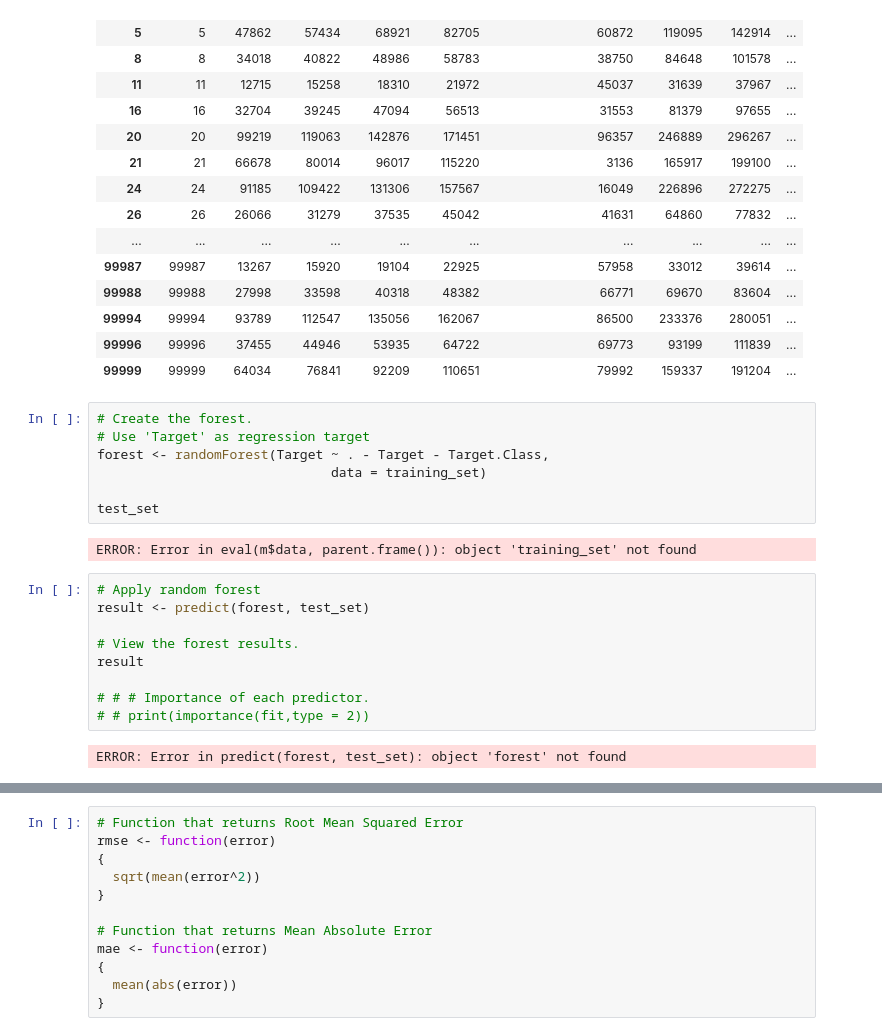
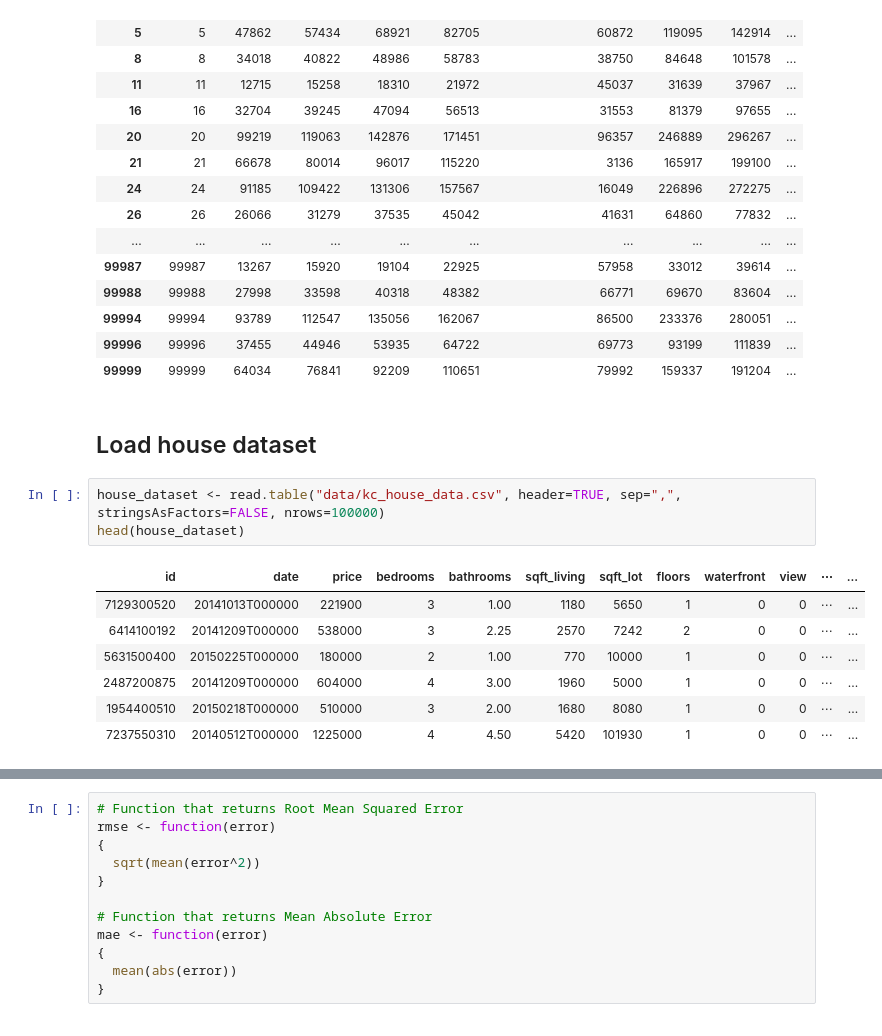
Before and after one commit to Jibinxavier/CS7CS4Machine-Learning, a Jupyter notebook: task2 (consistency of ml frameworks), team_11/task2, team_11, consistency of ml frameworks, source/R-randomforest.ipynb, the cells around one changed output, grey strips where cells are left out. Cells and saved outputs as stored; diff of their text form.

```diff
--- a/task2 (consistency of ml frameworks), team_11/task2, team_11, consistency of ml frameworks, source/R-randomforest.ipynb
+++ b/task2 (consistency of ml frameworks), team_11/task2, team_11, consistency of ml frameworks, source/R-randomforest.ipynb
@@ -52,23 +61,16 @@ sum_test_set
 | 99994 | 99994 | 93789 | 112547 | 135056 | 162067 | 86500 | 233376 | 280051 | ... |
 | 99996 | 99996 | 37455 | 44946 | 53935 | 64722 | 69773 | 93199 | 111839 | ... |
 | 99999 | 99999 | 64034 | 76841 | 92209 | 110651 | 79992 | 159337 | 191204 | ... |
-# %%
-# Create the forest.
-# Use 'Target' as regression target
-forest <- randomForest(Target ~ . - Target - Target.Class,
-                              data = training_set)
-
-test_set
-# %% [output]
-ERROR: Error in eval(m$data, parent.frame()): object 'training_set' not found
-# %%
-# Apply random forest
-result <- predict(forest, test_set)
-
-# View the forest results.
-result
-
-# # # Importance of each predictor.
-# # print(importance(fit,type = 2))
-# %% [output]
-ERROR: Error in predict(forest, test_set): object 'forest' not found
+# %% [markdown]
+## Load house dataset
+# %%
+house_dataset <- read.table("data/kc_house_data.csv", header=TRUE, sep=",", stringsAsFactors=FALSE, nrows=100000)
+head(house_dataset)
+# %% [output]
+| id | date | price | bedrooms | bathrooms | sqft_living | sqft_lot | floors | waterfront | view | ⋯ | ... |
+| 7129300520 | 20141013T000000 | 221900 | 3 | 1.00 | 1180 | 5650 | 1 | 0 | 0 | ⋯ | ... |
+| 6414100192 | 20141209T000000 | 538000 | 3 | 2.25 | 2570 | 7242 | 2 | 0 | 0 | ⋯ | ... |
+| 5631500400 | 20150225T000000 | 180000 | 2 | 1.00 | 770 | 10000 | 1 | 0 | 0 | ⋯ | ... |
+| 2487200875 | 20141209T000000 | 604000 | 4 | 3.00 | 1960 | 5000 | 1 | 0 | 0 | ⋯ | ... |
+| 1954400510 | 20150218T000000 | 510000 | 3 | 2.00 | 1680 | 8080 | 1 | 0 | 0 | ⋯ | ... |
+| 7237550310 | 20140512T000000 | 1225000 | 4 | 4.50 | 5420 | 101930 | 1 | 0 | 0 | ⋯ | ... |
```
Also changed, not shown: parts of 11 cells of this notebook, 2 other files.
